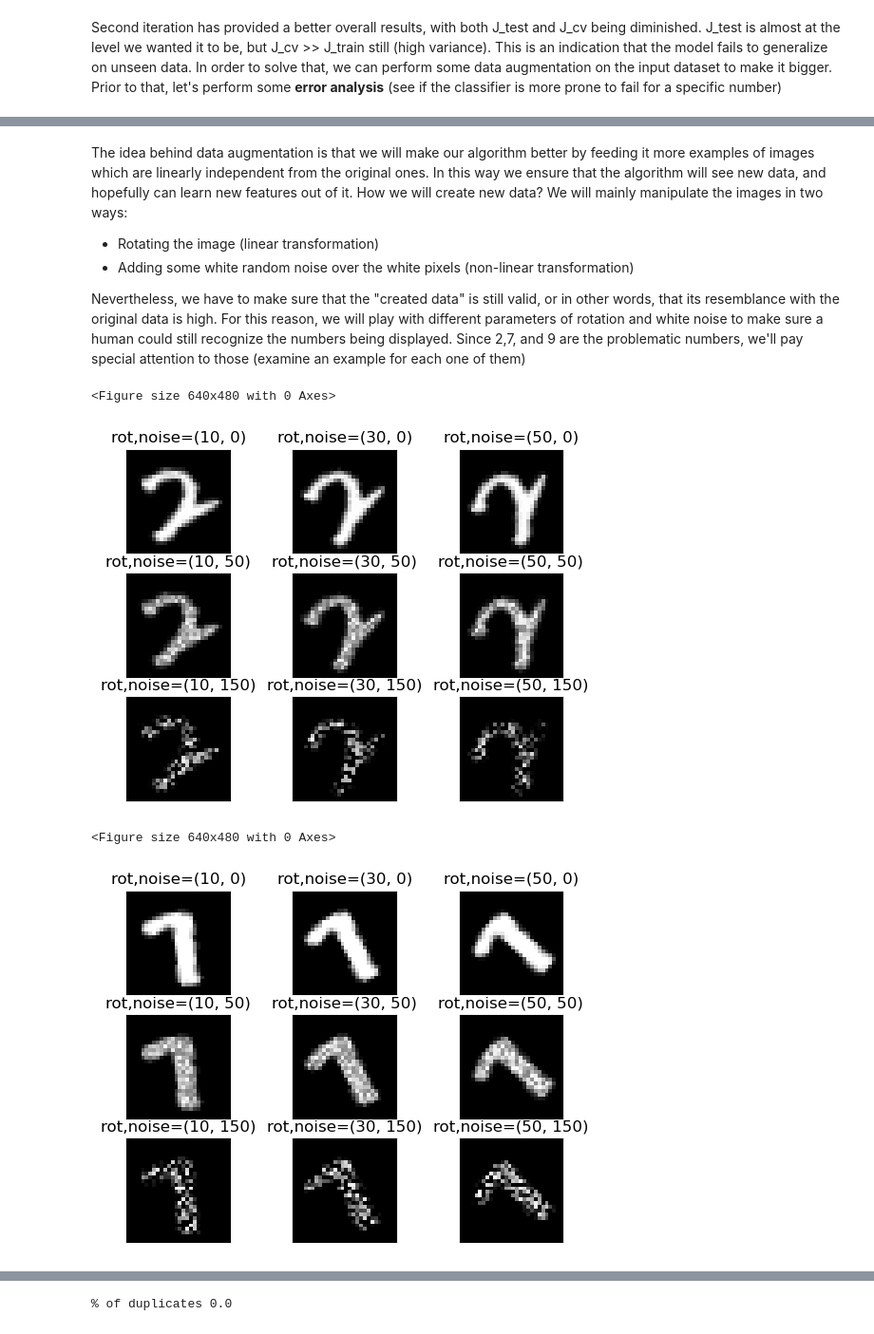
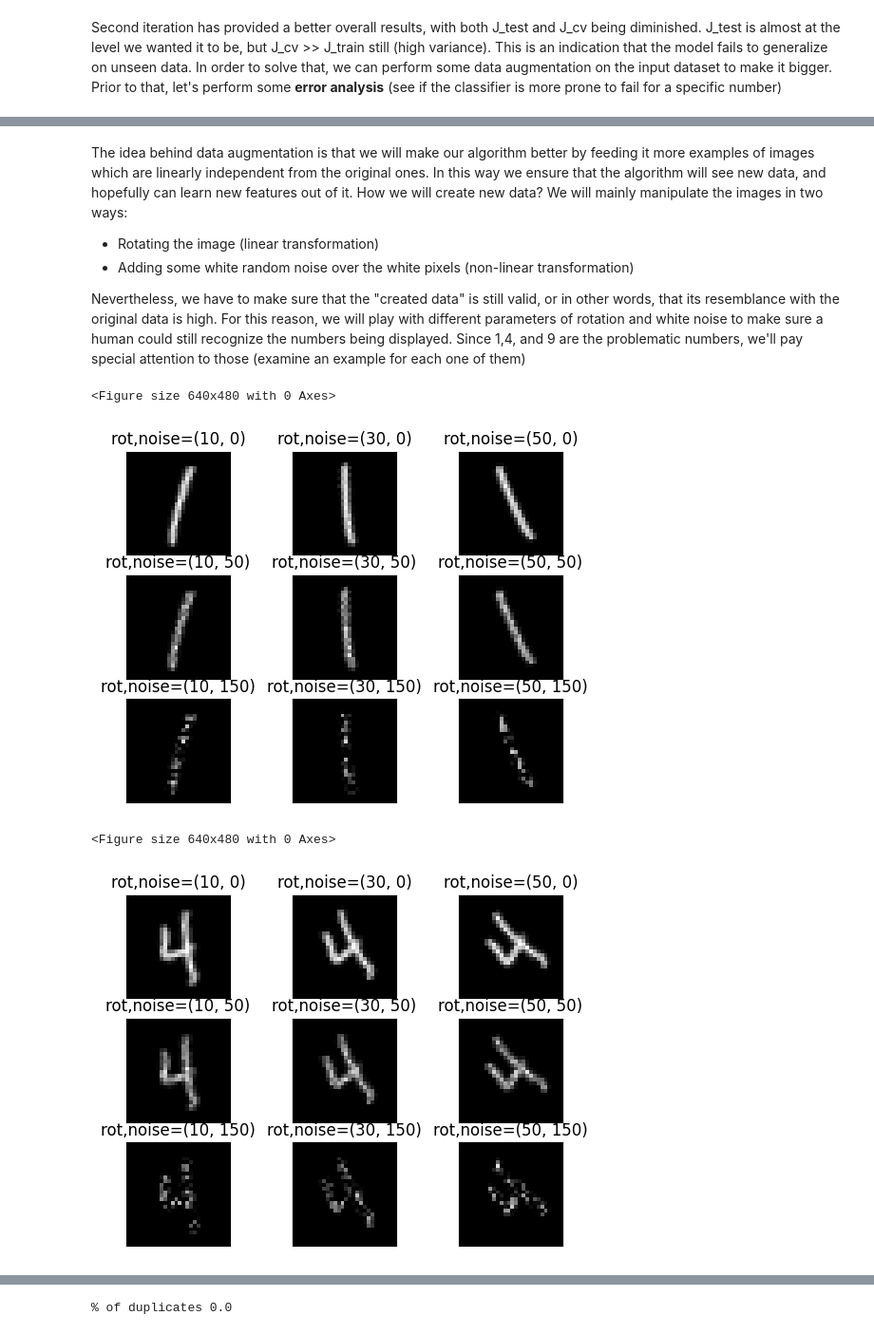
Before and after one commit to AXELQUANTT/Generic, a Jupyter notebook: ML_AI/Projects/MNIST_digits_recognizer/Analysis.ipynb, the cells around one changed output, grey strips where cells are left out. Shown: that part at 95% size. Saved outputs shown, nothing was run; the diff lists cells and outputs as text; code cells hidden in the pictures.

```diff
--- a/ML_AI/Projects/MNIST_digits_recognizer/Analysis.ipynb
+++ b/ML_AI/Projects/MNIST_digits_recognizer/Analysis.ipynb
@@ -350,27 +327,27 @@ The idea behind data augmentation is that we will make our algorithm better by f
 - Rotating the image (linear transformation)
 - Adding some white random noise over the white pixels (non-linear transformation)
 
-Nevertheless, we have to make sure that the "created data" is still valid, or in other words, that its resemblance with the original data is high. For this reason, we will play with different parameters of rotation and white noise to make sure a human could still recognize the numbers being displayed. Since 2,7, and 9 are the problematic numbers, we'll pay special attention to those (examine an example for each one of them)
+Nevertheless, we have to make sure that the "created data" is still valid, or in other words, that its resemblance with the original data is high. For this reason, we will play with different parameters of rotation and white noise to make sure a human could still recognize the numbers being displayed. Since 1,4, and 9 are the problematic numbers, we'll pay special attention to those (examine an example for each one of them)
 # %%
-example_2 = x_train.loc[list(y_train.loc[y_train==2].index)[2],:]
-new_images = udr.perform_data_agumentation(example_2,
+example_1 = x_train.loc[list(y_train.loc[y_train==1].index)[2],:]
+new_images = udr.perform_data_agumentation(example_1,
                                            2,
                                            [[10,0],[30,0],[50,0],
                                             [10,50],[30,50],[50,50],
                                             [10,150],[30,150],[50,150]])
 # %% [output]
 <Figure size 640x480 with 0 Axes>
-[figure, old version]
+[figure, new version]
 # %%
-example_7 = x_train.loc[list(y_train.loc[y_train==7].index)[0],:]
-new_images = udr.perform_data_agumentation(example_7,
+example_4 = x_train.loc[list(y_train.loc[y_train==4].index)[0],:]
+new_images = udr.perform_data_agumentation(example_4,
                                            7,
                                            [[10,0],[30,0],[50,0],
                                             [10,50],[30,50],[50,50],
                                             [10,150],[30,150],[50,150]])
 # %% [output]
 <Figure size 640x480 with 0 Axes>
-[figure, old version]
+[figure, new version]
 # %%
 example_9 = x_train.loc[list(y_train.loc[y_train==9].index)[0],:]
 new_images = udr.perform_data_agumentation(example_9,
```
Also changed, not shown: parts of 32 cells of this notebook, 1 other file.
